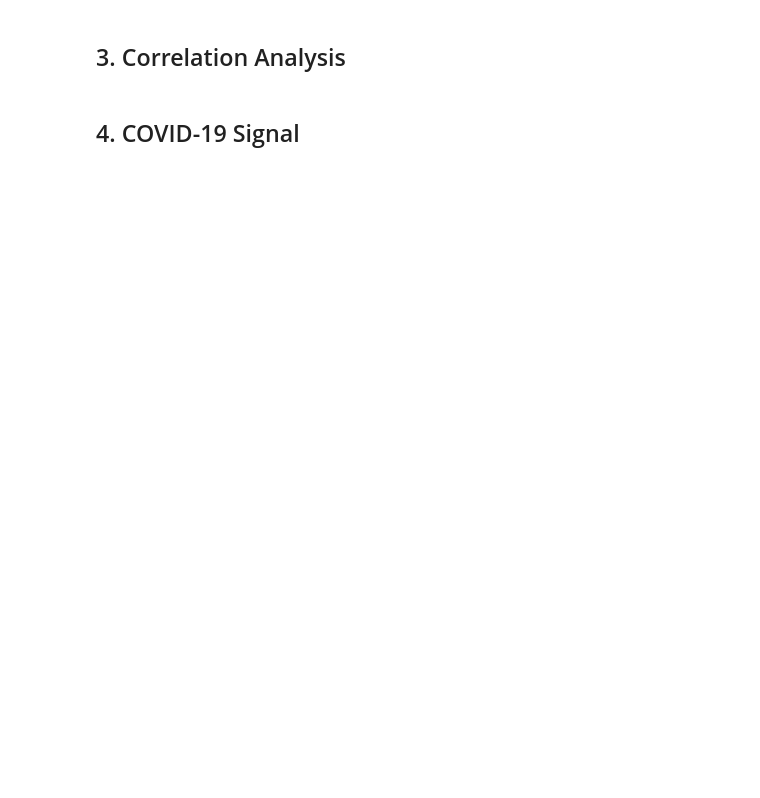
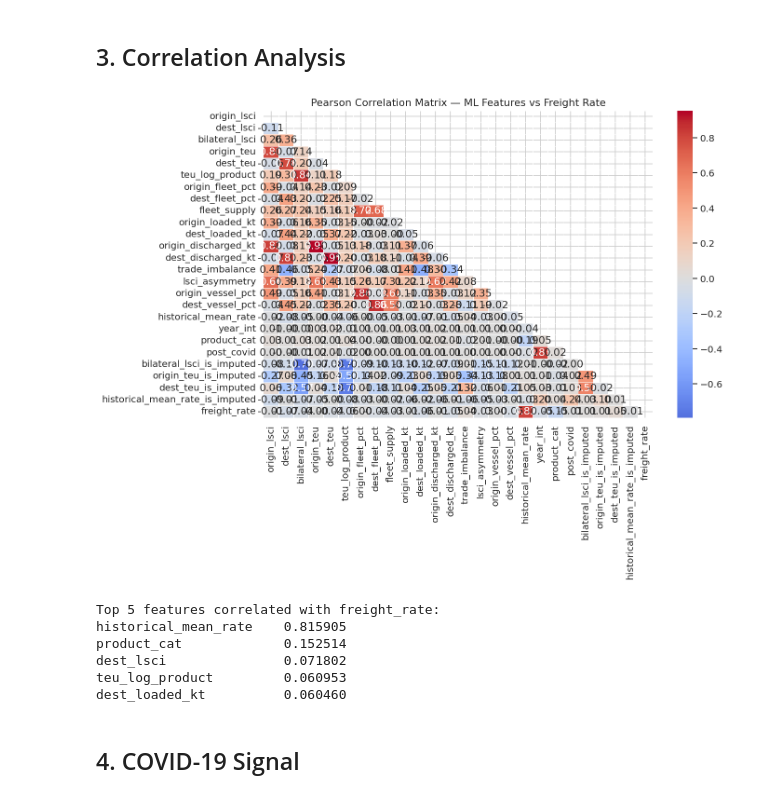
Before and after one commit to lucasnyc/is5126-assignment1, a Jupyter notebook: daniel/FinalAssignment/sentinel-trade/notebooks/02_feature_engineering.ipynb, the cells around one changed output. Drawn from its saved outputs; the diff is of its cells as text; code cells hidden in the pictures; blank space fills up the shorter version.

```diff
--- a/daniel/FinalAssignment/sentinel-trade/notebooks/02_feature_engineering.ipynb
+++ b/daniel/FinalAssignment/sentinel-trade/notebooks/02_feature_engineering.ipynb
@@ -60,15 +93,9 @@ plt.show()
 # %% [markdown]
 ## 3. Correlation Analysis
 # %%
-ML_FEATURES = [
-    'bilateral_lsci', 'origin_lsci', 'dest_lsci',
-    'origin_teu', 'dest_teu',
-    'origin_fleet_dwt', 'dest_fleet_dwt',
-    'origin_port_calls', 'dest_port_calls',
-    'trade_value_usd',
-    'year_numeric', 'is_covid',
-    'freight_rate_lag1', 'freight_rate_delta1',
-]
+import sys
+sys.path.insert(0, '..')
+from config import ML_FEATURES
 
 # Use only observed (non-null) freight_rate rows
 obs = df[df['freight_rate'].notna()].copy()
@@ -76,33 +103,41 @@ obs = df[df['freight_rate'].notna()].copy()
 # Keep only features that exist in the dataframe
 avail_feats = [f for f in ML_FEATURES if f in obs.columns]
 corr_cols = avail_feats + ['freight_rate']
 
 corr_matrix = obs[corr_cols].corr()
 
 fig, ax = plt.subplots(figsize=(12, 9))
 mask = np.triu(np.ones_like(corr_matrix, dtype=bool))
 sns.heatmap(
     corr_matrix,
     mask=mask,
     annot=True, fmt='.2f',
     cmap='coolwarm', center=0,
     linewidths=0.3,
     ax=ax
 )
 ax.set_title('Pearson Correlation Matrix — ML Features vs Freight Rate')
 plt.tight_layout()
 plt.show()
 
 # Top-5 features correlated with freight_rate
 top5 = (
     corr_matrix['freight_rate']
     .drop('freight_rate')
     .abs()
     .sort_values(ascending=False)
     .head(5)
 )
 print('Top 5 features correlated with freight_rate:')
 print(top5.to_string())
+# %% [output]
+[figure, added]
+Top 5 features correlated with freight_rate:
+historical_mean_rate    0.815905
+product_cat             0.152514
+dest_lsci               0.071802
+teu_log_product         0.060953
+dest_loaded_kt          0.060460
 # %% [markdown]
 ## 4. COVID-19 Signal
 # %%
```
Also changed, not shown: parts of 5 cells of this notebook, 15 other files.
